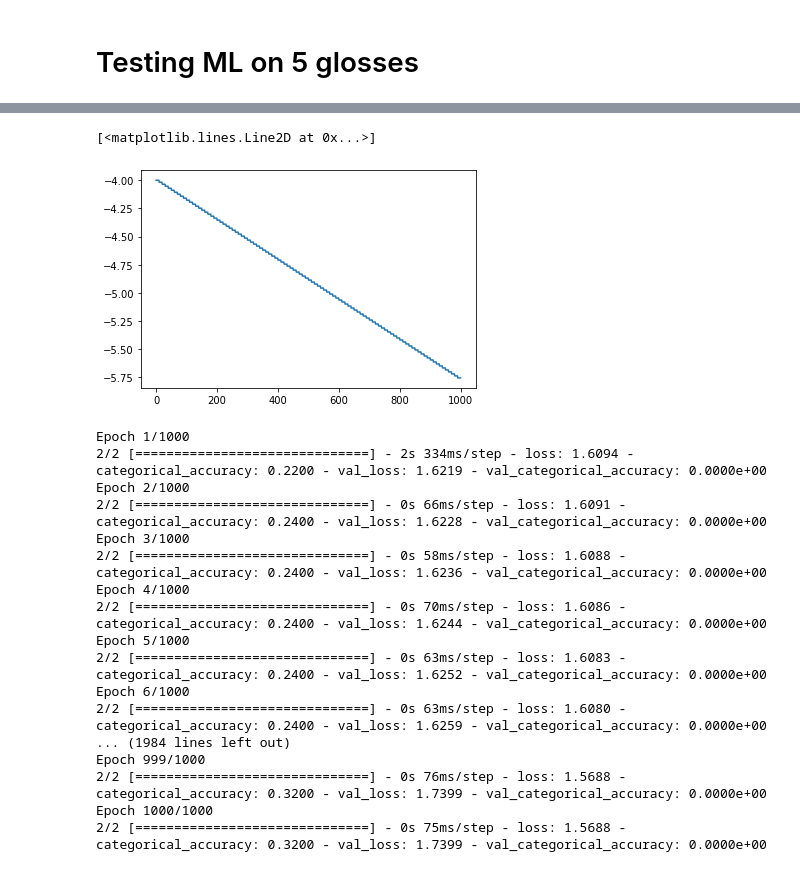
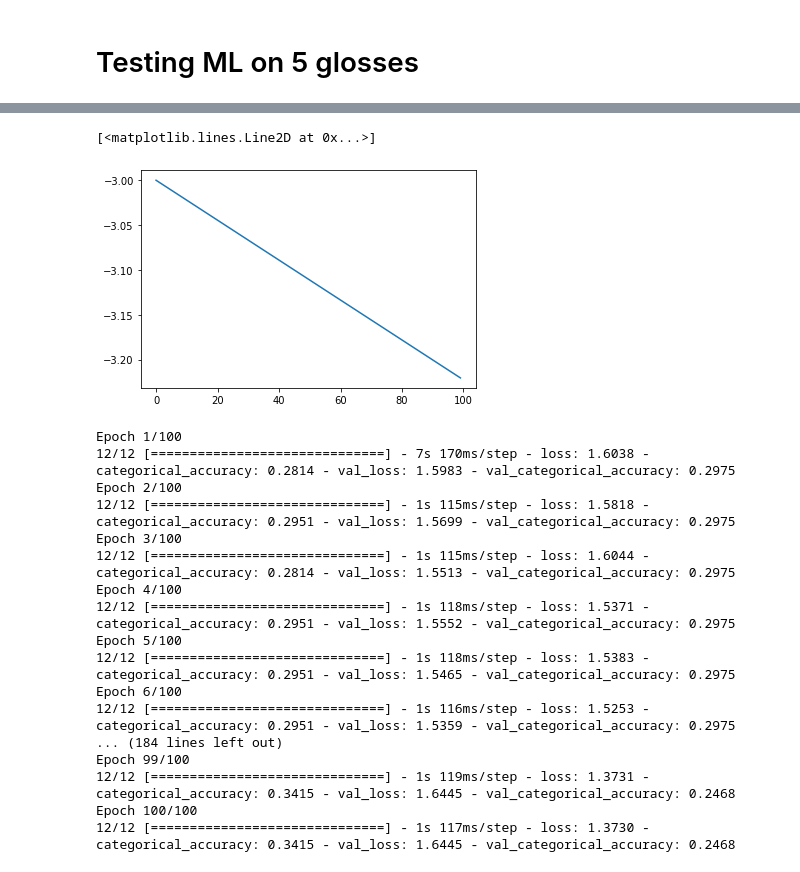
Before and after one commit to c-saade/hand_gesture_recognition, a Jupyter notebook: draft.ipynb, the cells around one changed output, grey strips where cells are left out. Saved outputs shown, nothing was run; the diff lists cells and outputs as text; code cells hidden in the pictures.

```diff
--- a/draft.ipynb
+++ b/draft.ipynb
@@ -453,43 +455,43 @@ Trainable params: 14181 (55.39 KB)
 Non-trainable params: 0 (0.00 Byte)
 _________________________________________________________________
 # %%
-initial_learning_rate = 10**-4
+initial_learning_rate = 10**-3
 lr_schedule = tf.keras.optimizers.schedules.ExponentialDecay(
     initial_learning_rate,
     decay_steps=10,
-    decay_rate=0.96,
-    staircase=True)
+    decay_rate=0.95,
+    staircase=False)
 # %%
-epoch = [i for i in range(1000)]
+epoch = [i for i in range(100)]
 lr = [lr_schedule(ep) for ep in epoch]
 plt.plot(epoch, np.log10(lr))
 # %% [output]
 [<matplotlib.lines.Line2D at 0x...>]
-[figure, old version]
+[figure, new version]
 # %%
 model.compile(optimizer=Adam(learning_rate=lr_schedule),
               loss='categorical_crossentropy',
               metrics=['categorical_accuracy'])
 # %%
-history = model.fit(padded_features, mapped_labels, epochs=1000, validation_split=0.1)
+history = model.fit(X_train, y_train, epochs=100, validation_split=0.3)
 # %% [output]
-Epoch 1/1000
-2/2 [==============================] - 2s 334ms/step - loss: 1.6094 - categorical_accuracy: 0.2200 - val_loss: 1.6219 - val_categorical_accuracy: 0.0000e+00
-Epoch 2/1000
-2/2 [==============================] - 0s 66ms/step - loss: 1.6091 - categorical_accuracy: 0.2400 - val_loss: 1.6228 - val_categorical_accuracy: 0.0000e+00
-Epoch 3/1000
-2/2 [==============================] - 0s 58ms/step - loss: 1.6088 - categorical_accuracy: 0.2400 - val_loss: 1.6236 - val_categorical_accuracy: 0.0000e+00
-Epoch 4/1000
-2/2 [==============================] - 0s 70ms/step - loss: 1.6086 - categorical_accuracy: 0.2400 - val_loss: 1.6244 - val_categorical_accuracy: 0.0000e+00
-Epoch 5/1000
-2/2 [==============================] - 0s 63ms/step - loss: 1.6083 - categorical_accuracy: 0.2400 - val_loss: 1.6252 - val_categorical_accuracy: 0.0000e+00
-Epoch 6/1000
-2/2 [==============================] - 0s 63ms/step - loss: 1.6080 - categorical_accuracy: 0.2400 - val_loss: 1.6259 - val_categorical_accuracy: 0.0000e+00
-... (1984 lines left out)
-Epoch 999/1000
-2/2 [==============================] - 0s 76ms/step - loss: 1.5688 - categorical_accuracy: 0.3200 - val_loss: 1.7399 - val_categorical_accuracy: 0.0000e+00
-Epoch 1000/1000
-2/2 [==============================] - 0s 75ms/step - loss: 1.5688 - categorical_accuracy: 0.3200 - val_loss: 1.7399 - val_categorical_accuracy: 0.0000e+00
+Epoch 1/100
+12/12 [==============================] - 7s 170ms/step - loss: 1.6038 - categorical_accuracy: 0.2814 - val_loss: 1.5983 - val_categorical_accuracy: 0.2975
+Epoch 2/100
+12/12 [==============================] - 1s 115ms/step - loss: 1.5818 - categorical_accuracy: 0.2951 - val_loss: 1.5699 - val_categorical_accuracy: 0.2975
+Epoch 3/100
+12/12 [==============================] - 1s 115ms/step - loss: 1.6044 - categorical_accuracy: 0.2814 - val_loss: 1.5513 - val_categorical_accuracy: 0.2975
+Epoch 4/100
+12/12 [==============================] - 1s 118ms/step - loss: 1.5371 - categorical_accuracy: 0.2951 - val_loss: 1.5552 - val_categorical_accuracy: 0.2975
+Epoch 5/100
+12/12 [==============================] - 1s 118ms/step - loss: 1.5383 - categorical_accuracy: 0.2951 - val_loss: 1.5465 - val_categorical_accuracy: 0.2975
+Epoch 6/100
+12/12 [==============================] - 1s 116ms/step - loss: 1.5253 - categorical_accuracy: 0.2951 - val_loss: 1.5359 - val_categorical_accuracy: 0.2975
+... (184 lines left out)
+Epoch 99/100
+12/12 [==============================] - 1s 119ms/step - loss: 1.3731 - categorical_accuracy: 0.3415 - val_loss: 1.6445 - val_categorical_accuracy: 0.2468
+Epoch 100/100
+12/12 [==============================] - 1s 117ms/step - loss: 1.3730 - categorical_accuracy: 0.3415 - val_loss: 1.6445 - val_categorical_accuracy: 0.2468
 # %%
 plt.plot(history.history['loss'])
 # %% [output]
```
Also changed, not shown: parts of 29 cells of this notebook.
